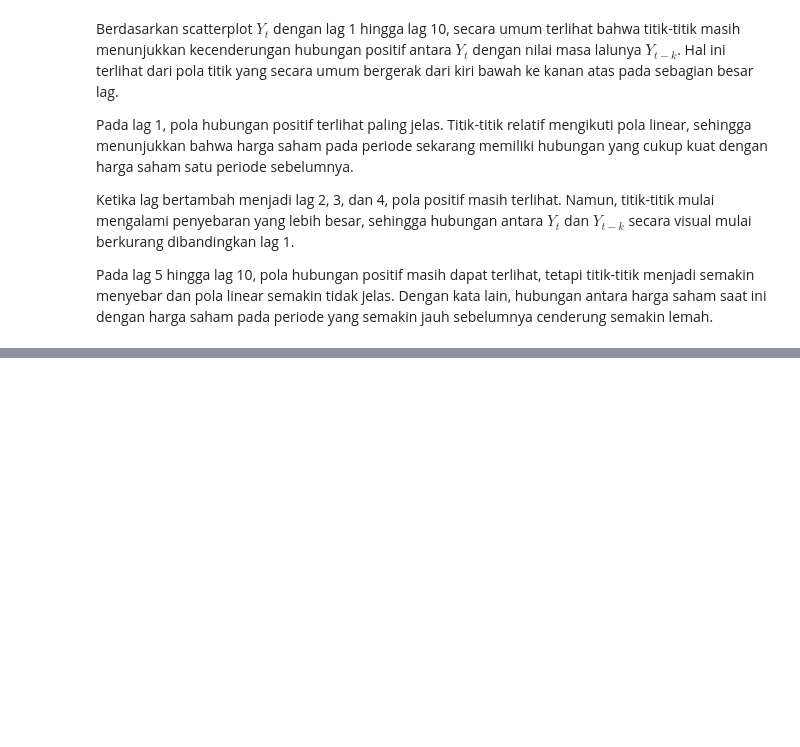
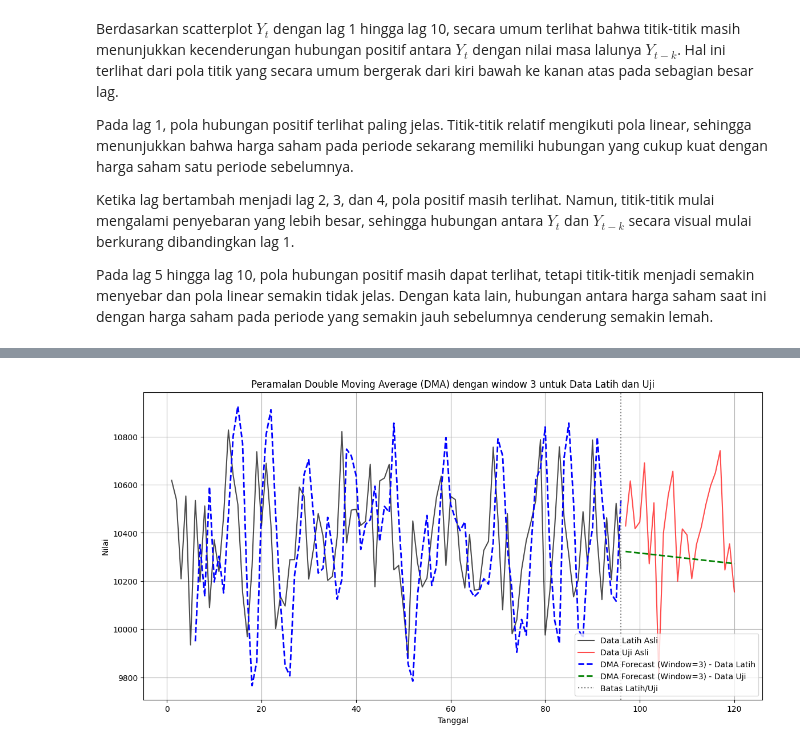
Before and after one commit to haniyathul/Praktikum-Analisis-Deret-Waktu, a Jupyter notebook: Tugas Praktikum_STA2542_Minggu_1.ipynb, the cells around one changed output, grey strips where cells are left out. Drawn from its saved outputs; the diff is of its cells as text; code cells hidden in the pictures; blank space fills up the shorter version.

```diff
--- a/Tugas Praktikum_STA2542_Minggu_1.ipynb
+++ b/Tugas Praktikum_STA2542_Minggu_1.ipynb
@@ -268,0 +605,45 @@ Pada lag 5 hingga lag 10, pola hubungan positif masih dapat terlihat, tetapi tit
+# %%
+# 4. Peramalan untuk Data Latih (1-langkah ke depan)
+# Forecast F_{t+1} = A_t + B_t * 1
+train_dma_forecast = (train_data_dma['DMA_A'] + train_data_dma['DMA_B']).shift(1)
+
+# 5. Peramalan untuk Data Uji (multi-langkah ke depan)
+# Ambil A dan B terakhir dari data latih yang sudah dihitung DMA
+last_dma_a = train_data_dma['DMA_A'].iloc[-1]
+last_dma_b = train_data_dma['DMA_B'].iloc[-1]
+
+test_dma_forecast_values = []
+for k in range(1, len(test_data_dma) + 1):
+    forecast_k = last_dma_a + k * last_dma_b
+    test_dma_forecast_values.append(forecast_k)
+
+test_dma_forecast = pd.Series(test_dma_forecast_values, index=test_data_dma.index)
+
+# 6. Plot hasil peramalan
+plt.figure(figsize=(14, 7))
+
+# Plot data asli (latih dan uji)
+plt.plot(train_data_dma.Period, train_data_dma.Sales, label='Data Latih Asli', color='black', alpha=0.7)
+plt.plot(test_data_dma.Period, test_data_dma.Sales, label='Data Uji Asli', color='red', alpha=0.7)
+
+# Plot DMA Forecast untuk data latih
+# Filter NaN values for plotting DMA forecast on train data
+valid_train_forecast_indices = train_dma_forecast.dropna().index
+plt.plot(train_data_dma.loc[valid_train_forecast_indices, 'Period'], train_dma_forecast.dropna(),
+         label=f'DMA Forecast (Window={window_dma}) - Data Latih', color='blue', linestyle='--', linewidth=2)
+
+# Plot DMA Forecast untuk data uji
+plt.plot(test_data_dma.Period, test_dma_forecast,
+         label=f'DMA Forecast (Window={window_dma}) - Data Uji', color='green', linestyle='--', linewidth=2)
+
+# Tambahkan garis vertikal sebagai penanda batas data latih/uji
+plt.axvline(x=train_data_dma.Period.iloc[-1], color='grey', linestyle=':', label='Batas Latih/Uji')
+
+plt.title(f'Peramalan Double Moving Average (DMA) dengan window {window_dma} untuk Data Latih dan Uji')
+plt.xlabel('Tanggal')
+plt.ylabel('Nilai')
+plt.legend()
+plt.grid(True)
+plt.show()
+# %% [output]
+[figure, added]
```
Also changed, not shown: parts of 31 cells of this notebook.
